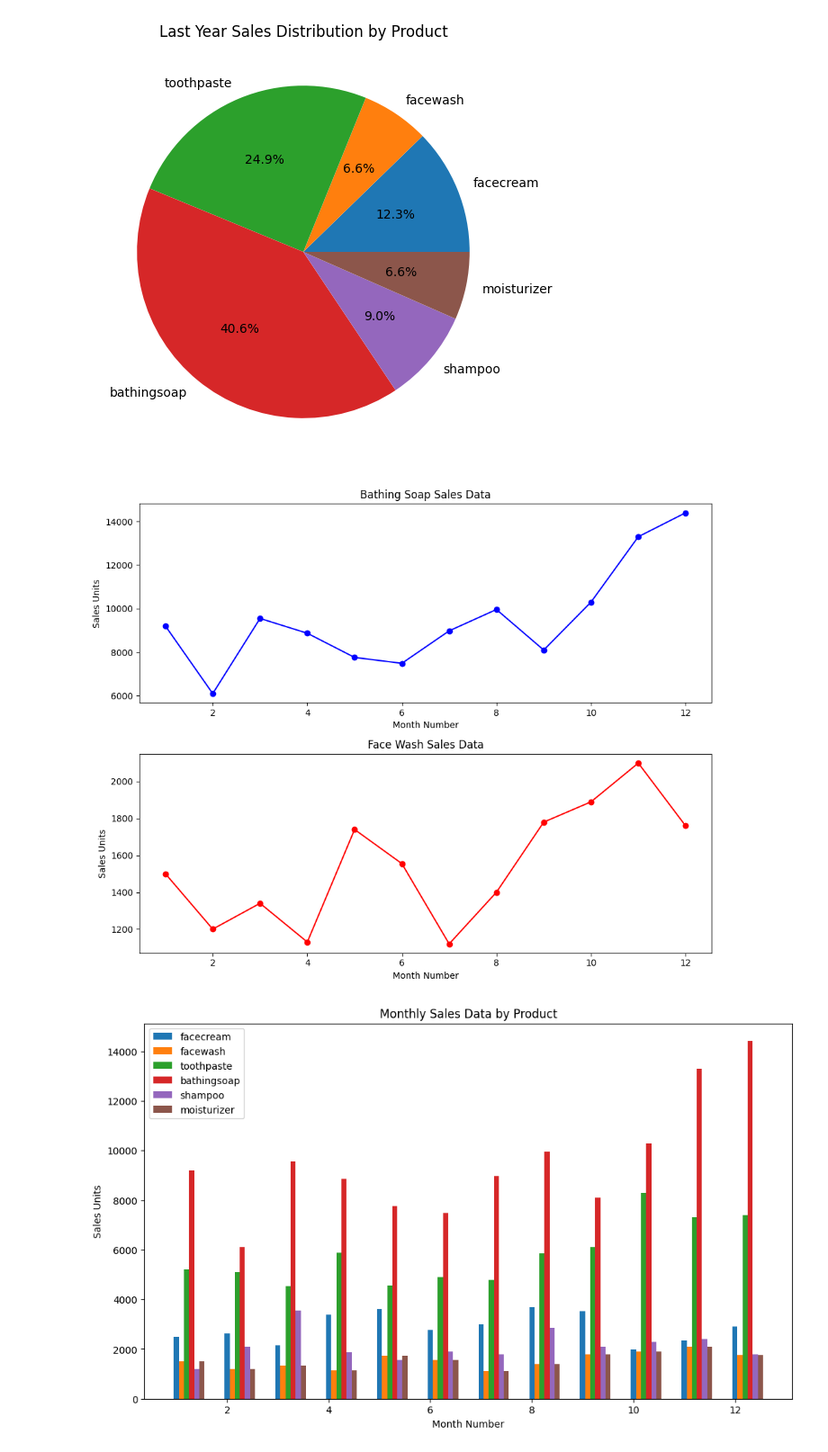
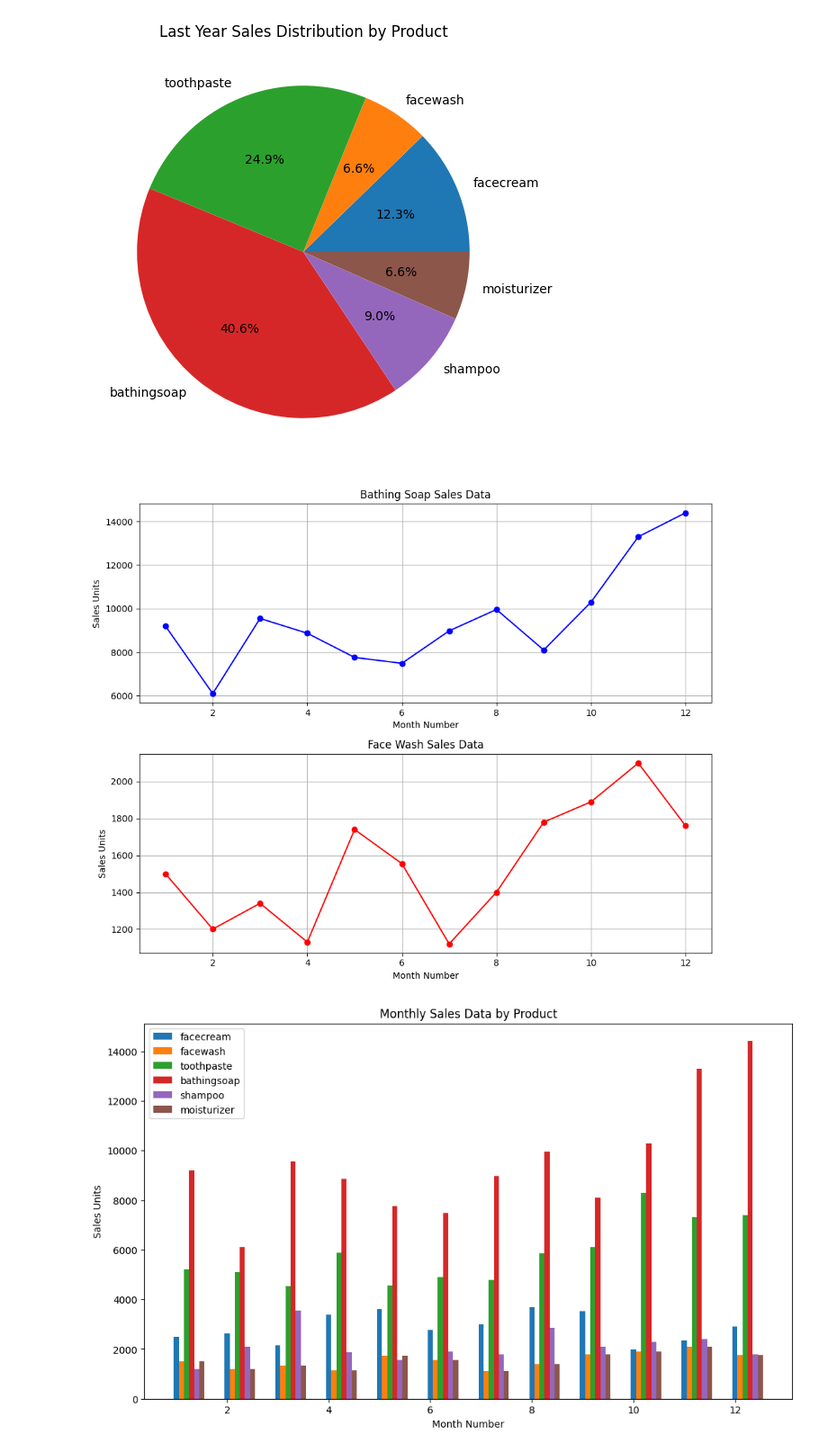
Before and after one commit to SubhradipH/My-python, a Jupyter notebook: a.ipynb, the cells around one changed output. Shown: that part at 90% size. Saved outputs shown, nothing was run; the diff lists cells and outputs as text; code cells hidden in the pictures.

```diff
--- a/a.ipynb
+++ b/a.ipynb
@@ -103,20 +103,23 @@ plt.show()
 # %%
 fig, ax = plt.subplots(2, 1, figsize=(10,8))
 
 ax[0].plot(df['month_number'], df['bathingsoap'], color='blue', marker='o')
 ax[0].set_title('Bathing Soap Sales Data')
 ax[0].set_xlabel('Month Number')
 ax[0].set_ylabel('Sales Units')
+ax[0].grid(True)
+
 
 ax[1].plot(df['month_number'], df['facewash'], color='red', marker='o')
 ax[1].set_title('Face Wash Sales Data')
 ax[1].set_xlabel('Month Number')
 ax[1].set_ylabel('Sales Units')
+ax[1].grid(True)
 
 plt.tight_layout()
 plt.show()
 # %% [output]
-[figure, old version]
+[figure, new version]
 # %%
 plt.figure(figsize=(12,7))
 bar_width = 0.1
```
Also changed, not shown: parts of 1 cell of this notebook.
